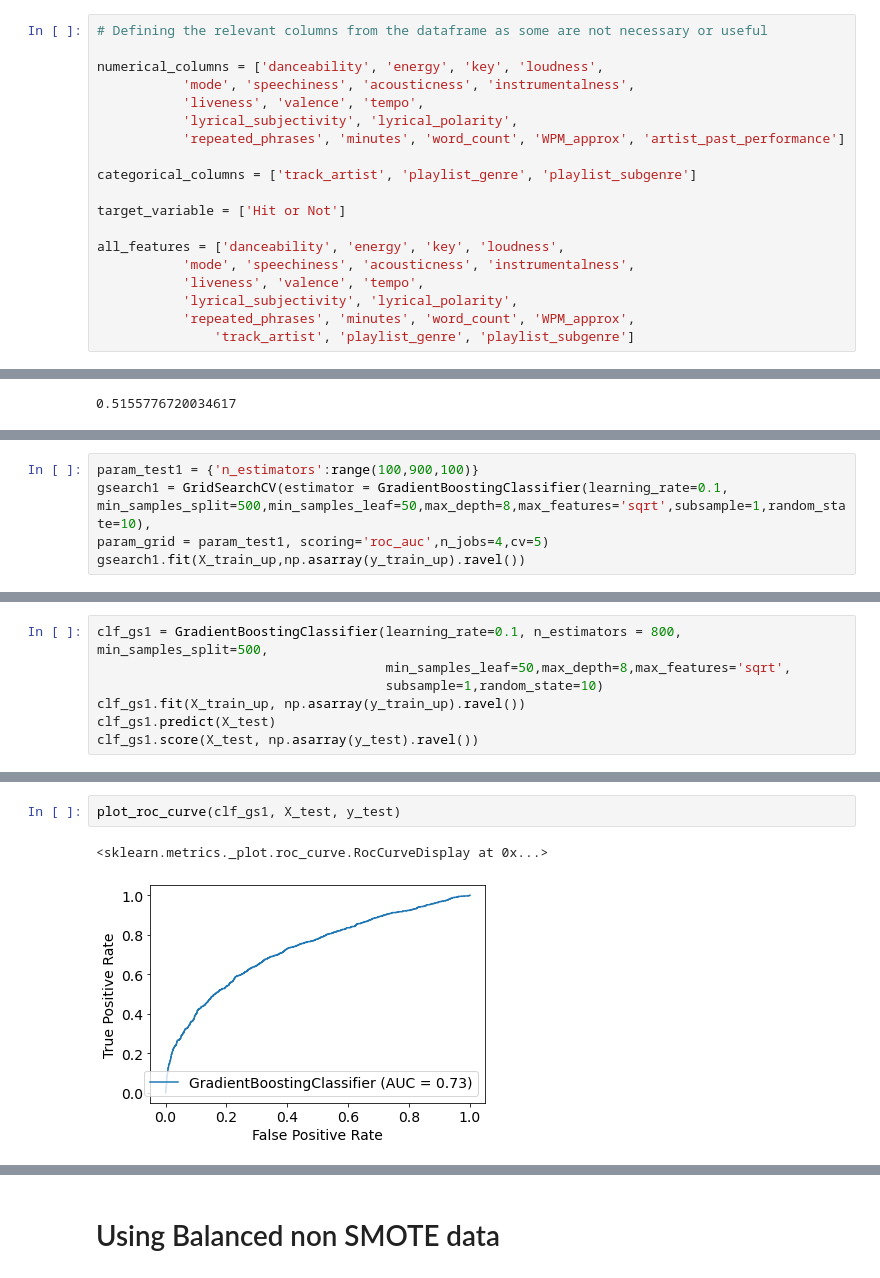
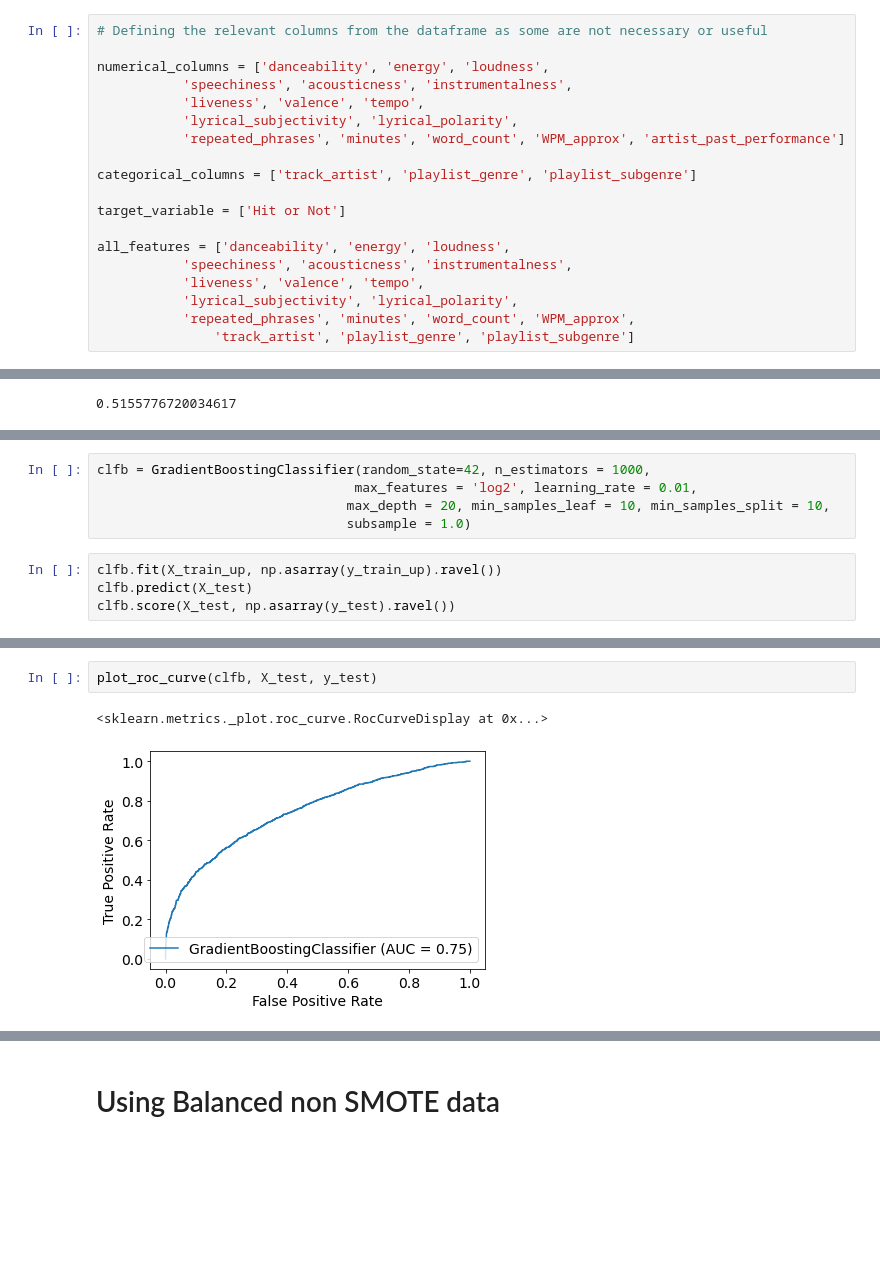
Before and after one commit to kunalrye/spotify_hits, a Jupyter notebook: Modeling.ipynb, the cells around one changed output, grey strips where cells are left out. Cells and saved outputs as stored; diff of their text form; blank space fills up the shorter version.

```diff
--- a/Modeling.ipynb
+++ b/Modeling.ipynb
@@ -24,8 +49,8 @@ False
 # %%
 # Defining the relevant columns from the dataframe as some are not necessary or useful
 
-numerical_columns = ['danceability', 'energy', 'key', 'loudness',
-           'mode', 'speechiness', 'acousticness', 'instrumentalness',
+numerical_columns = ['danceability', 'energy', 'loudness',
+           'speechiness', 'acousticness', 'instrumentalness',
            'liveness', 'valence', 'tempo',
            'lyrical_subjectivity', 'lyrical_polarity',
            'repeated_phrases', 'minutes', 'word_count', 'WPM_approx', 'artist_past_performance']
@@ -34,8 +59,8 @@ categorical_columns = ['track_artist', 'playlist_genre', 'playlist_subgenre']
 
 target_variable = ['Hit or Not']
 
-all_features = ['danceability', 'energy', 'key', 'loudness',
-           'mode', 'speechiness', 'acousticness', 'instrumentalness',
+all_features = ['danceability', 'energy', 'loudness',
+           'speechiness', 'acousticness', 'instrumentalness',
            'liveness', 'valence', 'tempo',
            'lyrical_subjectivity', 'lyrical_polarity',
            'repeated_phrases', 'minutes', 'word_count', 'WPM_approx',
@@ -323,5 +309,0 @@ clf.score(X_test, np.asarray(y_test).ravel())
-# %%
-param_test1 = {'n_estimators':range(100,900,100)}
-gsearch1 = GridSearchCV(estimator = GradientBoostingClassifier(learning_rate=0.1, min_samples_split=500,min_samples_leaf=50,max_depth=8,max_features='sqrt',subsample=1,random_state=10),
-param_grid = param_test1, scoring='roc_auc',n_jobs=4,cv=5)
-gsearch1.fit(X_train_up,np.asarray(y_train_up).ravel())
@@ -342,8 +335,10 @@ gsearch1.best_params_, gsearch1.best_score_
+# %%
+clfb = GradientBoostingClassifier(random_state=42, n_estimators = 1000,
+                                 max_features = 'log2', learning_rate = 0.01,
+                                max_depth = 20, min_samples_leaf = 10, min_samples_split = 10,
+                                subsample = 1.0)
 # %%
-clf_gs1 = GradientBoostingClassifier(learning_rate=0.1, n_estimators = 800, min_samples_split=500,
-                                     min_samples_leaf=50,max_depth=8,max_features='sqrt',
-                                     subsample=1,random_state=10)
-clf_gs1.fit(X_train_up, np.asarray(y_train_up).ravel())
-clf_gs1.predict(X_test)
-clf_gs1.score(X_test, np.asarray(y_test).ravel())
+clfb.fit(X_train_up, np.asarray(y_train_up).ravel())
+clfb.predict(X_test)
+clfb.score(X_test, np.asarray(y_test).ravel())
 # %% [output]
@@ -360,7 +348,7 @@ disp = plot_confusion_matrix(clf_gs1, X_test, y_test, display_labels=['Not a Hit
 # %% [output]
 [figure]
 # %%
-plot_roc_curve(clf_gs1, X_test, y_test)
+plot_roc_curve(clfb, X_test, y_test)
 # %% [output]
 <sklearn.metrics._plot.roc_curve.RocCurveDisplay at 0x...>
-[figure, old version]
+[figure, new version]
```
Also changed, not shown: parts of 55 cells of this notebook.
